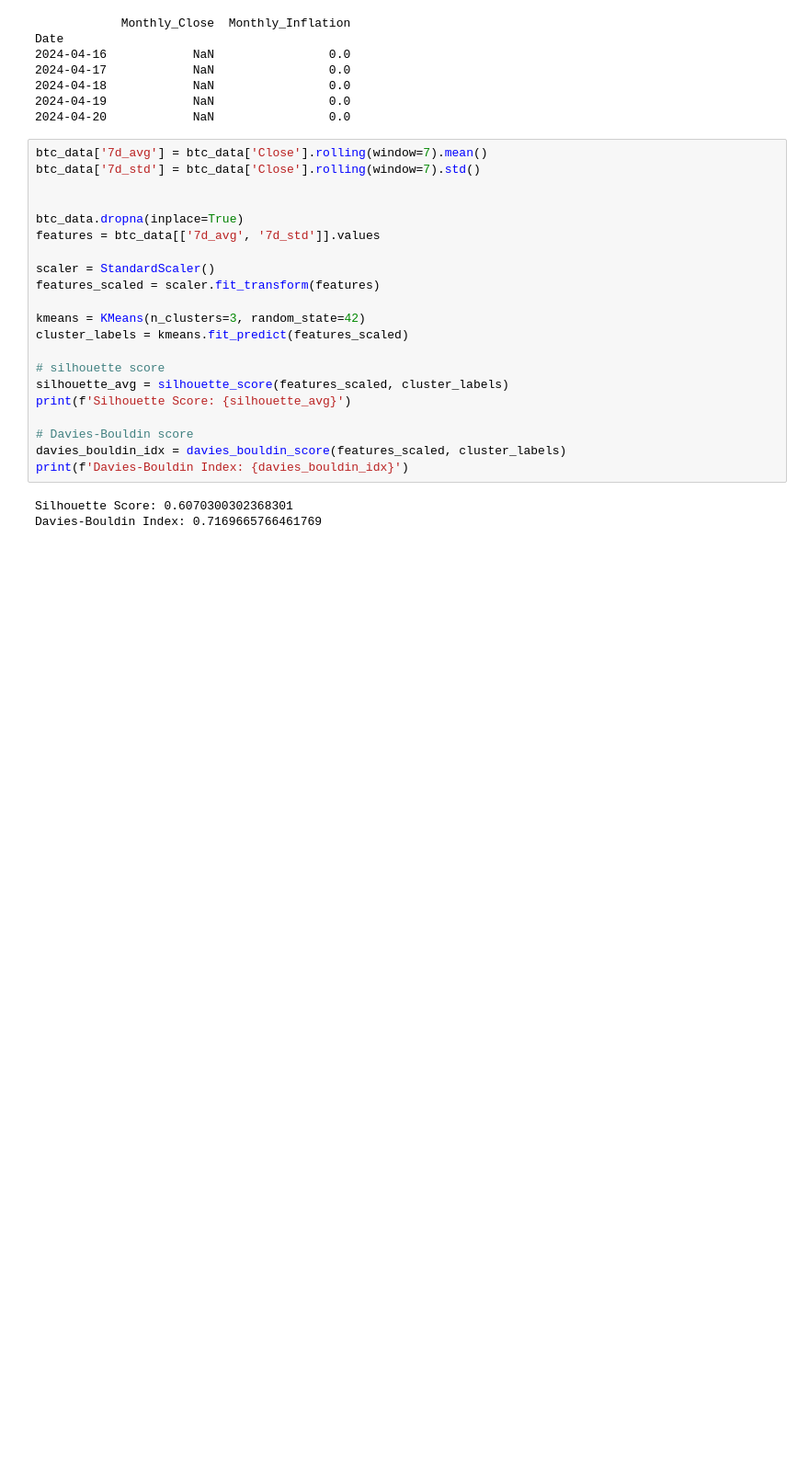
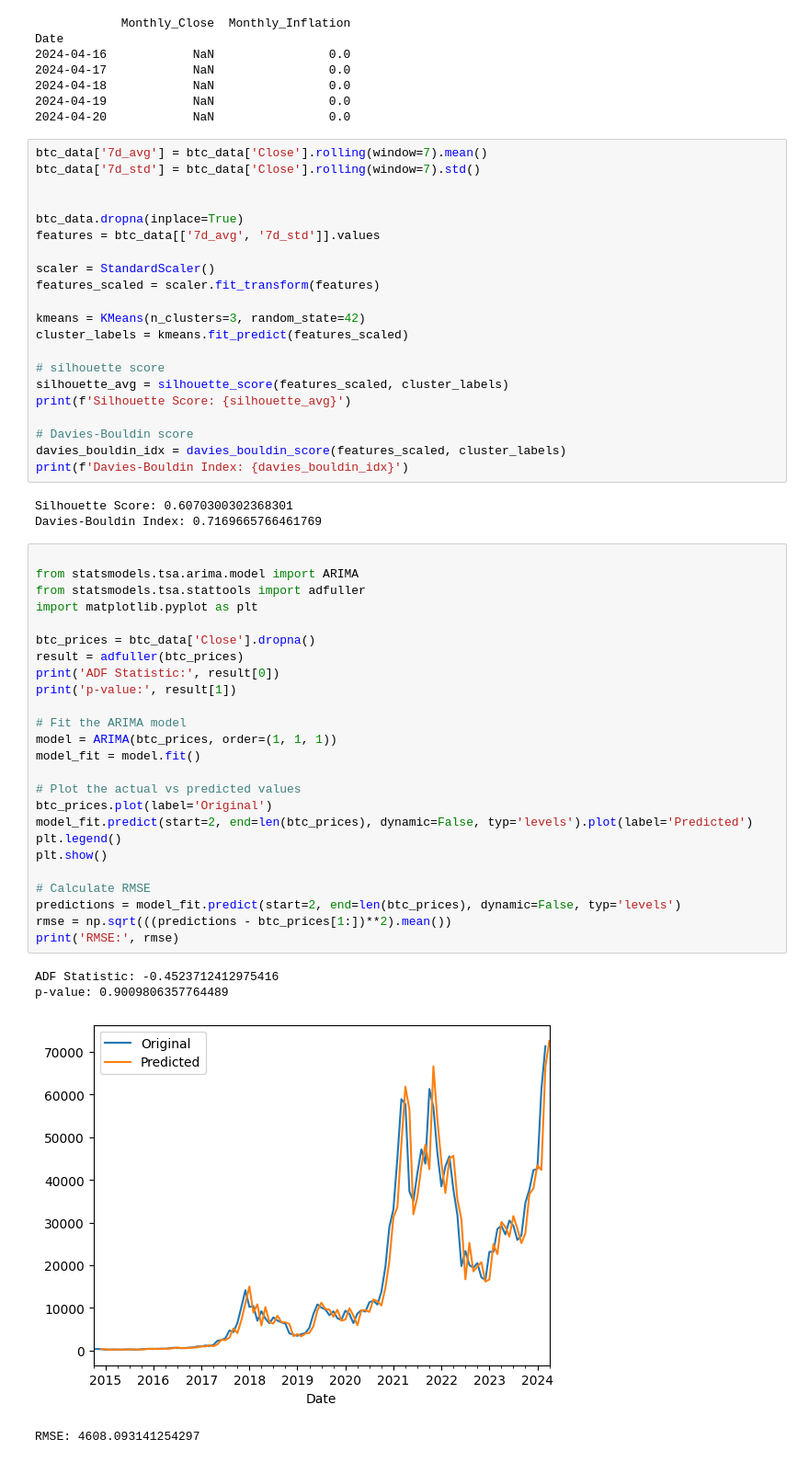
Before and after one commit to D88E/Machine-Learning-for-Business-CA1, a Jupyter notebook: StockMarket.ipynb, the cells around one changed output. Shown at 92% size. Cells and saved outputs as stored; diff of their text form; blank space fills up the shorter version.

```diff
--- a/StockMarket.ipynb
+++ b/StockMarket.ipynb
@@ -131,3 +131,33 @@ print(f'Davies-Bouldin Index: {davies_bouldin_idx}')
 # %% [output]
 Silhouette Score: 0.6070300302368301
 Davies-Bouldin Index: 0.7169665766461769
+# %%
+
+from statsmodels.tsa.arima.model import ARIMA
+from statsmodels.tsa.stattools import adfuller
+import matplotlib.pyplot as plt
+
+btc_prices = btc_data['Close'].dropna()
+result = adfuller(btc_prices)
+print('ADF Statistic:', result[0])
+print('p-value:', result[1])
+
+# Fit the ARIMA model
+model = ARIMA(btc_prices, order=(1, 1, 1))
+model_fit = model.fit()
+
+# Plot the actual vs predicted values
+btc_prices.plot(label='Original')
+model_fit.predict(start=2, end=len(btc_prices), dynamic=False, typ='levels').plot(label='Predicted')
+plt.legend()
+plt.show()
+
+# Calculate RMSE
+predictions = model_fit.predict(start=2, end=len(btc_prices), dynamic=False, typ='levels')
+rmse = np.sqrt(((predictions - btc_prices[1:])**2).mean())
+print('RMSE:', rmse)
+# %% [output]
+ADF Statistic: -0.4523712412975416
+p-value: 0.9009806357764489
+[figure, added]
+RMSE: 4608.093141254297
```
